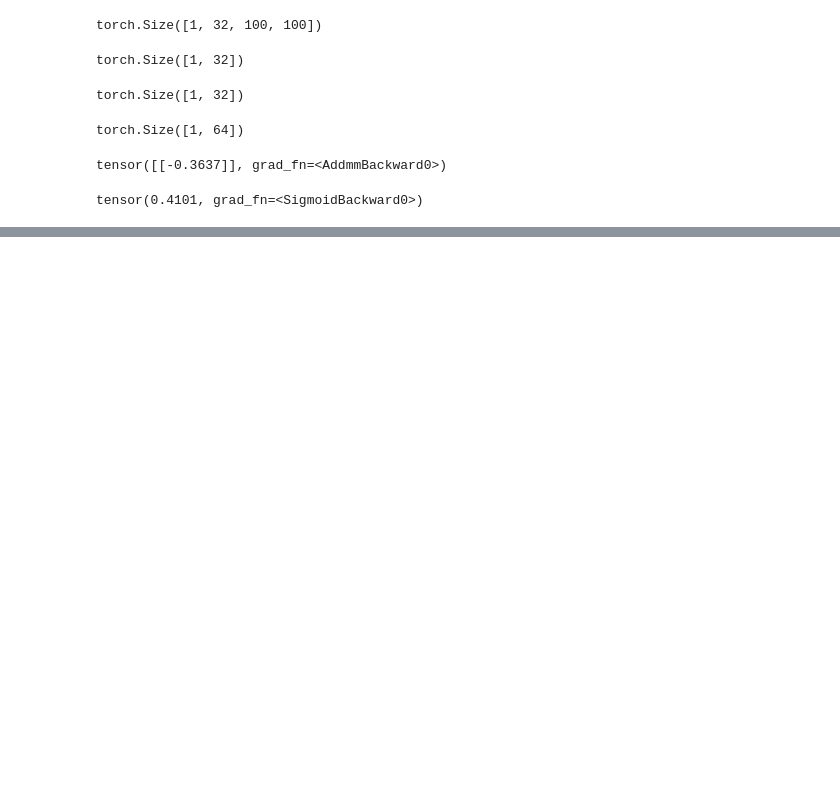
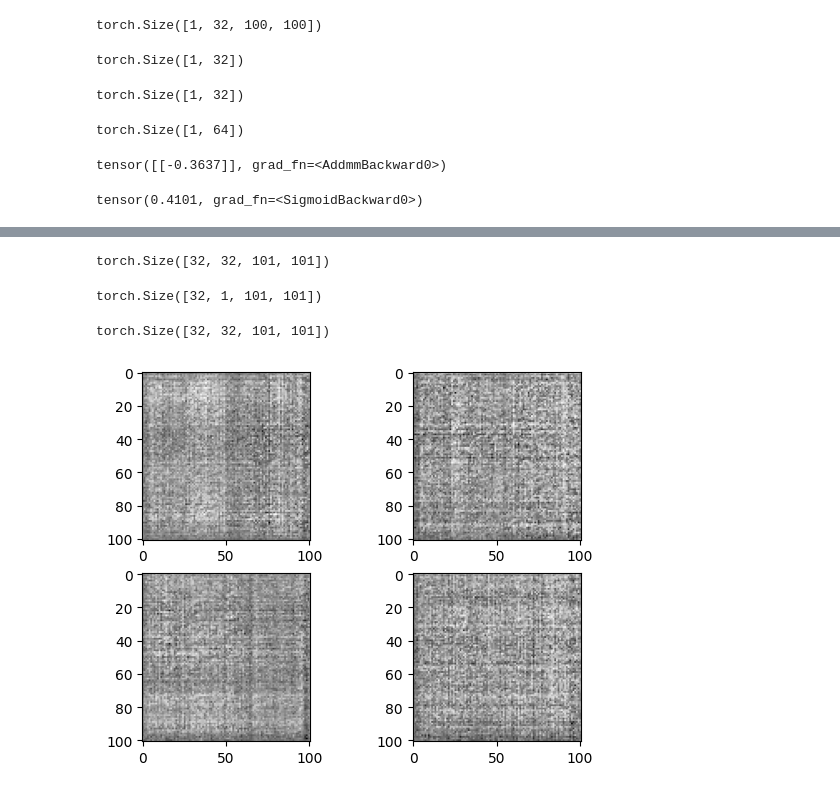
Before and after one commit to julius-2027/cs229_rna_folding, a Jupyter notebook: modular_setup_improved_numpeaks/test_pairwisemap_cnn.ipynb, the cells around one changed output, grey strips where cells are left out. Cells and saved outputs as stored; diff of their text form; code cells hidden in the pictures; blank space fills up the shorter version.

```diff
--- a/modular_setup_improved_numpeaks/test_pairwisemap_cnn.ipynb
+++ b/modular_setup_improved_numpeaks/test_pairwisemap_cnn.ipynb
@@ -320,0 +514,2 @@ class PairwiseMapCNN(BaseModel):
+# %%
+pairwise_concat = pairwise_concat.permute(0, 3, 1, 2)
@@ -320,0 +520,22 @@ class PairwiseMapCNN(BaseModel):
+# %%
+projection_dim = 128
+resnet_dim = 32
+dropout = 0.3
+num_res_layers = 4
+# %%
+first_layer = nn.Conv2d(2*projection_dim, resnet_dim, kernel_size=1)
+
+res_layers = []
+for i in range(num_res_layers):
+    dilation = pow(2, (i % 3)) # 1,2,4,1,2,4,1,2,4,...
+    res_layers.append(MyBasicResBlock(inplanes=resnet_dim, planes=resnet_dim,
+                                      dilation=dilation, dropout=dropout))
+res_layers = nn.Sequential(*res_layers)
+
+final_layer = nn.Conv2d(resnet_dim, resnet_dim, kernel_size=3, padding=1)
+
+layers = OrderedDict()
+layers["first"] = first_layer
+layers["resnet"] = res_layers
+layers["final"] = final_layer
+resnet = nn.Sequential(layers)
@@ -320,0 +544,14 @@ class PairwiseMapCNN(BaseModel):
+# %%
+features = resnet(pairwise_concat)
+# %%
+features.shape
+# %% [output]
+torch.Size([32, 32, 101, 101])
+# %%
+mask_2d.unsqueeze(1).shape
+# %% [output]
+torch.Size([32, 1, 101, 101])
+# %%
+(features * mask_2d.unsqueeze(1)).shape
+# %% [output]
+torch.Size([32, 32, 101, 101])
@@ -320,0 +560,8 @@ class PairwiseMapCNN(BaseModel):
+# %%
+fig, axs = plt.subplots(2,2)
+
+for ix in range(2):
+    for iy in range(2):
+        axs[ix,iy].imshow(features.detach().numpy()[2*ix+iy,0,:,:], cmap='Grays')
+# %% [output]
+[figure, added]
```
Also changed, not shown: parts of 61 cells of this notebook, 6 other files.
